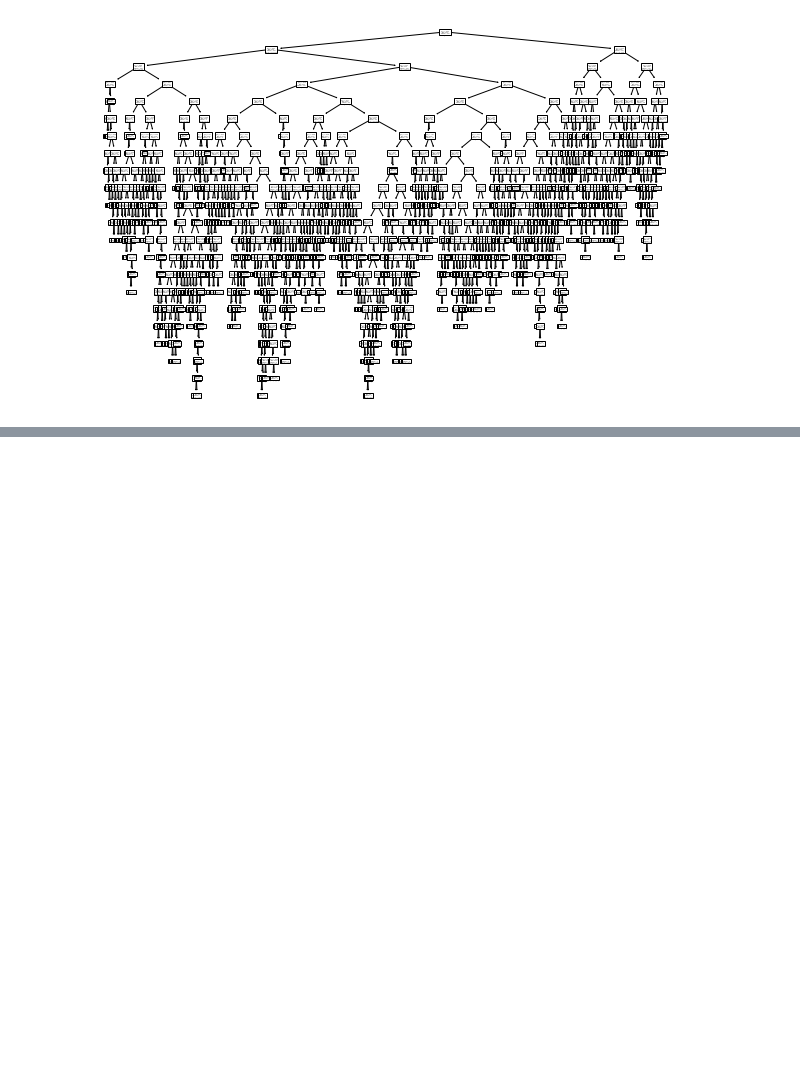
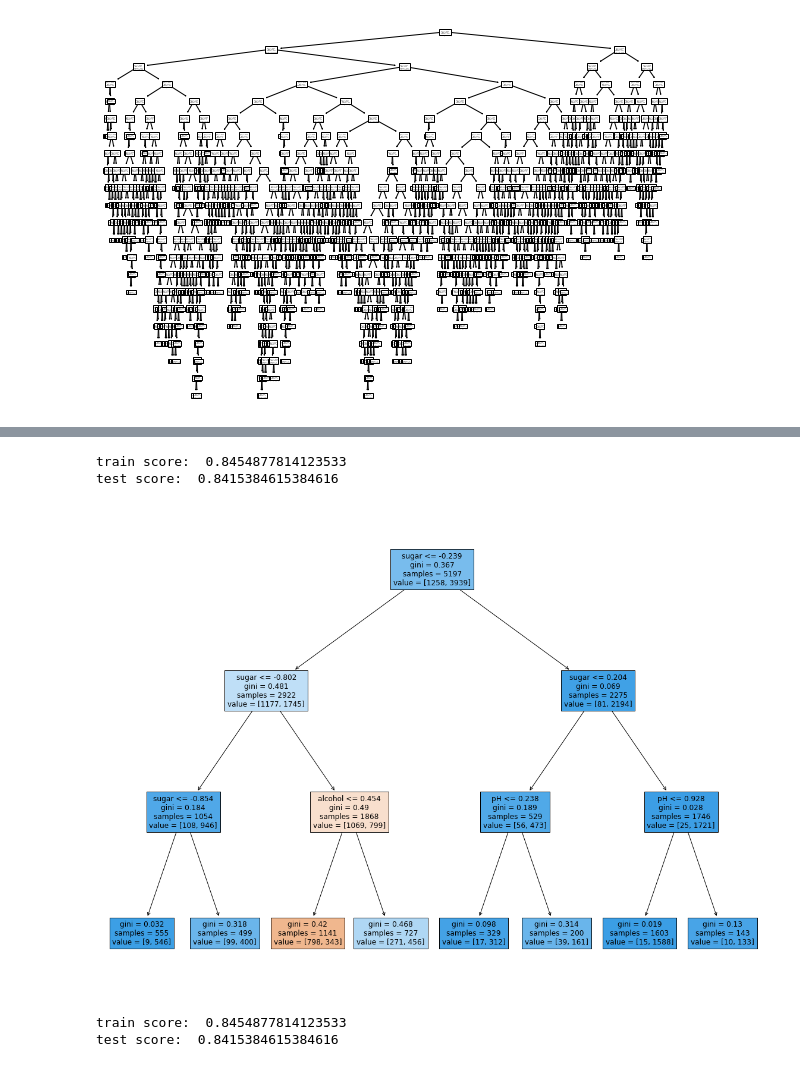
Before and after one commit to dohyun93/hongong_mldl, a Jupyter notebook: 5_1_결정_트리.ipynb, the cells around one changed output, grey strips where cells are left out. Cells and saved outputs as stored; diff of their text form; code cells hidden in the pictures; blank space fills up the shorter version.

```diff
--- a/5_1_결정_트리.ipynb
+++ b/5_1_결정_트리.ipynb
@@ -116,0 +167,45 @@ plt.show()
+# %%
+# 앞선 트리모델은 제한없이 자라났기 때문에 훈련세트보다 테스트세트에서 점수가 크게 낮았다.
+# 즉 과대적합 된 트리모델이었다..
+
+# 과대적합되지 않고 일반화된 트리모델을 만들기 위해서는 결정트리에서 '가지치기'를 해야 한다.
+# 이를 위해서는 결정트리 모델의 '최대깊이'를 지정해야 한다.
+
+# DecisionTreeClassifier 클래스에는 max_depth 매개변수가 있는데 이를 3으로 지정해서 모델을 만들어보자.
+
+from sklearn.tree import DecisionTreeClassifier
+dt = DecisionTreeClassifier(max_depth=3, random_state=42)
+dt.fit(train_scaled, train_target)
+print("train score: ", dt.score(train_scaled, train_target))
+print("test score: ", dt.score(test_scaled, test_target))
+# %% [output]
+train score:  0.8454877814123533
+test score:  0.8415384615384616
+# %%
+# 훈련 세트의 성능은 낮아졌지만, 테스트세트의 성능은 거의 그대로이다.
+# 트리 그래프로 나타내보자.
+
+plt.figure(figsize=(20, 15))
+plot_tree(dt, filled=True, feature_names=['alcohol', 'sugar', 'pH'])
+plt.show()
+# %% [output]
+[figure, added]
+# %%
+# 위 결정트리 모델을 보면 세 번째 리프노드만 레드 와인으로 분류하고, 나머지는 화이트와인으로 분류하는 결과를 낸다.
+
+# 즉 당도는 -0.239보다 작고 -0.802보다 커야하며 알코올 도수는 0.454보다 작아야 레드와인으로 분류한다.
+
+# 그런데 이 -0.239라는 음수의 당도, 0.454라는 도수 수치가 이상하다.
+
+# 결정트리는 불순도를 기준으로 샘플을 나누고, 불순도는 클래스의 샘플 비율을 갖고 계산했다.
+# 즉, 특성의 스케일은 결정트리 알고리즘에 아무런 영향을 미치지 않는다.
+# 따라서 표준화 전처리를 할 필요가 없다. (이것이 결정트리의 장점이다.)
+
+# 그럼 앞서 표준화 하기 전 훈련세트와 테스트세트로 결정트리 모델을 다시 훈련하고 성능을 확인해보자.
+dt = DecisionTreeClassifier(max_depth=3, random_state=42)
+dt.fit(train_input, train_target)
+print("train score: ", dt.score(train_input, train_target))
+print("test score: ", dt.score(test_input, test_target))
+# %% [output]
+train score:  0.8454877814123533
+test score:  0.8415384615384616
```
Also changed, not shown: parts of 5 cells of this notebook.
